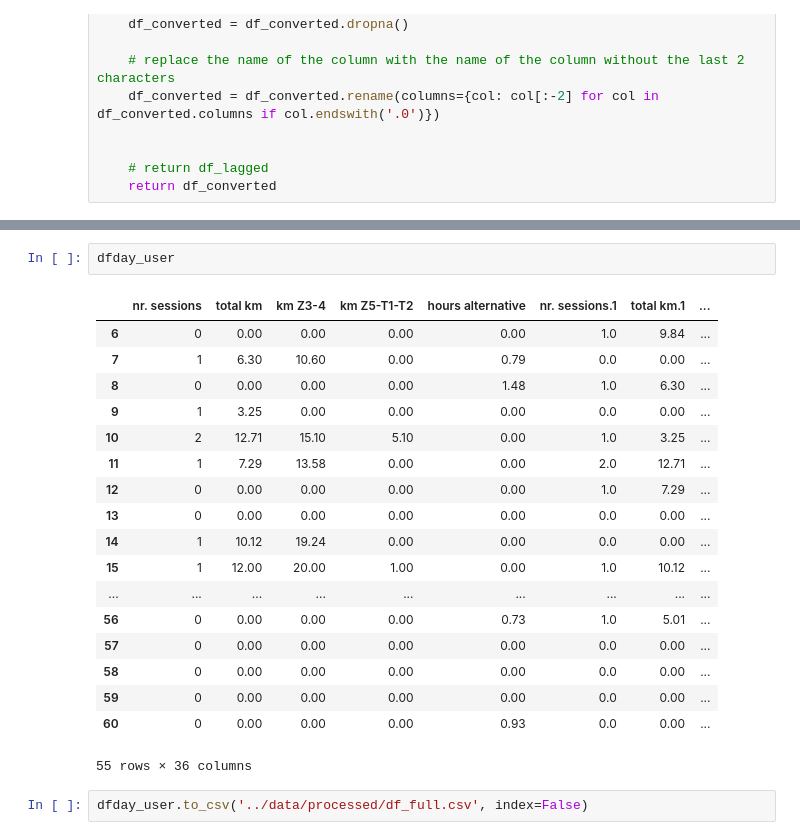
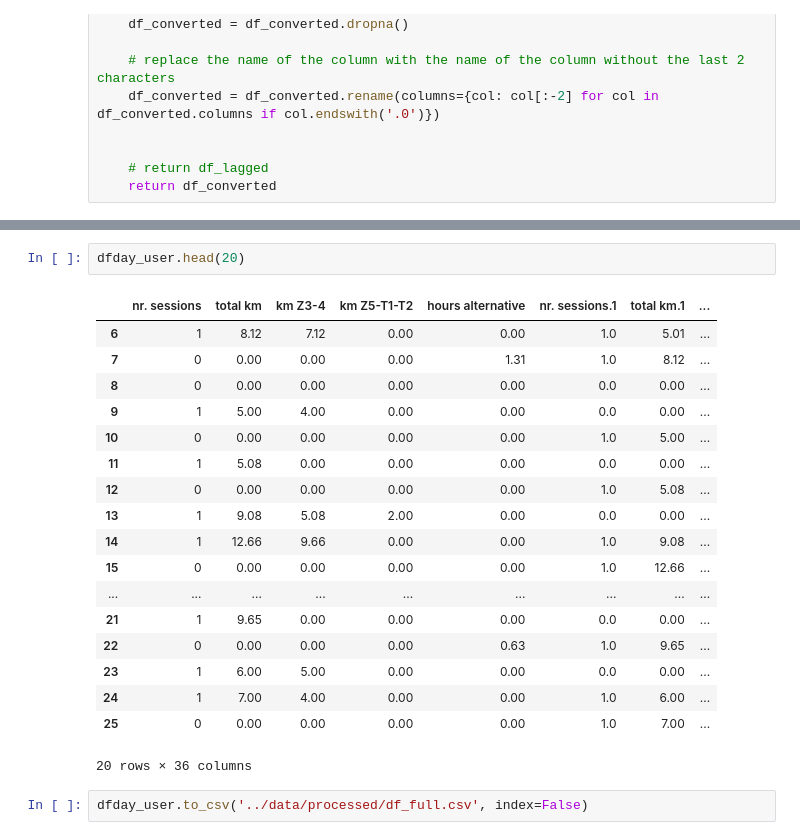
Before and after one commit to milooranm/RunningVolume_Injury, a Jupyter notebook: RunningVolume_Injury/notebooks/api data extraction.ipynb, the cells around one changed output, grey strips where cells are left out. Drawn from its saved outputs; the diff is of its cells as text.

```diff
--- a/RunningVolume_Injury/notebooks/api data extraction.ipynb
+++ b/RunningVolume_Injury/notebooks/api data extraction.ipynb
@@ -206,23 +223,23 @@ dfday_user
 # %%
-dfday_user
+dfday_user.head(20)
 # %% [output]
 |  | nr. sessions | total km | km Z3-4 | km Z5-T1-T2 | hours alternative | nr. sessions.1 | total km.1 | ... |
-| 6 | 0 | 0.00 | 0.00 | 0.00 | 0.00 | 1.0 | 9.84 | ... |
-| 7 | 1 | 6.30 | 10.60 | 0.00 | 0.79 | 0.0 | 0.00 | ... |
-| 8 | 0 | 0.00 | 0.00 | 0.00 | 1.48 | 1.0 | 6.30 | ... |
-| 9 | 1 | 3.25 | 0.00 | 0.00 | 0.00 | 0.0 | 0.00 | ... |
-| 10 | 2 | 12.71 | 15.10 | 5.10 | 0.00 | 1.0 | 3.25 | ... |
-| 11 | 1 | 7.29 | 13.58 | 0.00 | 0.00 | 2.0 | 12.71 | ... |
-| 12 | 0 | 0.00 | 0.00 | 0.00 | 0.00 | 1.0 | 7.29 | ... |
-| 13 | 0 | 0.00 | 0.00 | 0.00 | 0.00 | 0.0 | 0.00 | ... |
-| 14 | 1 | 10.12 | 19.24 | 0.00 | 0.00 | 0.0 | 0.00 | ... |
-| 15 | 1 | 12.00 | 20.00 | 1.00 | 0.00 | 1.0 | 10.12 | ... |
+| 6 | 1 | 8.12 | 7.12 | 0.00 | 0.00 | 1.0 | 5.01 | ... |
+| 7 | 0 | 0.00 | 0.00 | 0.00 | 1.31 | 1.0 | 8.12 | ... |
+| 8 | 0 | 0.00 | 0.00 | 0.00 | 0.00 | 0.0 | 0.00 | ... |
+| 9 | 1 | 5.00 | 4.00 | 0.00 | 0.00 | 0.0 | 0.00 | ... |
+| 10 | 0 | 0.00 | 0.00 | 0.00 | 0.00 | 1.0 | 5.00 | ... |
+| 11 | 1 | 5.08 | 0.00 | 0.00 | 0.00 | 0.0 | 0.00 | ... |
+| 12 | 0 | 0.00 | 0.00 | 0.00 | 0.00 | 1.0 | 5.08 | ... |
+| 13 | 1 | 9.08 | 5.08 | 2.00 | 0.00 | 0.0 | 0.00 | ... |
+| 14 | 1 | 12.66 | 9.66 | 0.00 | 0.00 | 1.0 | 9.08 | ... |
+| 15 | 0 | 0.00 | 0.00 | 0.00 | 0.00 | 1.0 | 12.66 | ... |
 | ... | ... | ... | ... | ... | ... | ... | ... | ... |
-| 56 | 0 | 0.00 | 0.00 | 0.00 | 0.73 | 1.0 | 5.01 | ... |
-| 57 | 0 | 0.00 | 0.00 | 0.00 | 0.00 | 0.0 | 0.00 | ... |
-| 58 | 0 | 0.00 | 0.00 | 0.00 | 0.00 | 0.0 | 0.00 | ... |
-| 59 | 0 | 0.00 | 0.00 | 0.00 | 0.00 | 0.0 | 0.00 | ... |
-| 60 | 0 | 0.00 | 0.00 | 0.00 | 0.93 | 0.0 | 0.00 | ... |
+| 21 | 1 | 9.65 | 0.00 | 0.00 | 0.00 | 0.0 | 0.00 | ... |
+| 22 | 0 | 0.00 | 0.00 | 0.00 | 0.63 | 1.0 | 9.65 | ... |
+| 23 | 1 | 6.00 | 5.00 | 0.00 | 0.00 | 0.0 | 0.00 | ... |
+| 24 | 1 | 7.00 | 4.00 | 0.00 | 0.00 | 1.0 | 6.00 | ... |
+| 25 | 0 | 0.00 | 0.00 | 0.00 | 0.00 | 1.0 | 7.00 | ... |
-55 rows × 36 columns
+20 rows × 36 columns
 # %%
 dfday_user.to_csv('../data/processed/df_full.csv', index=False)
```
Also changed, not shown: parts of 3 cells of this notebook, 1 other file.
